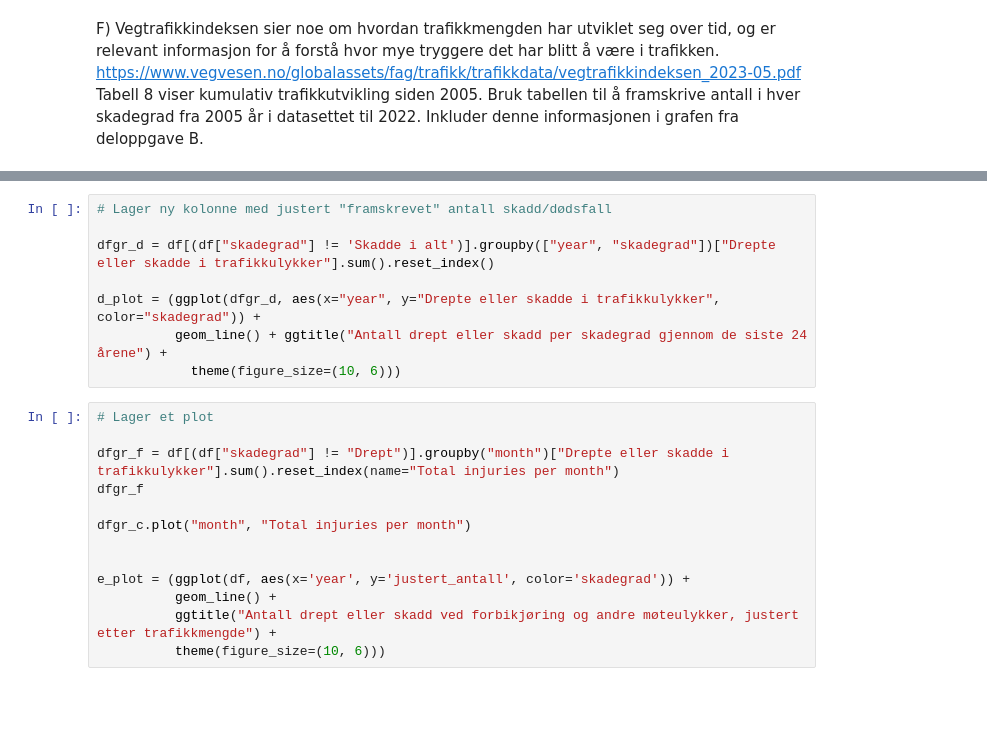
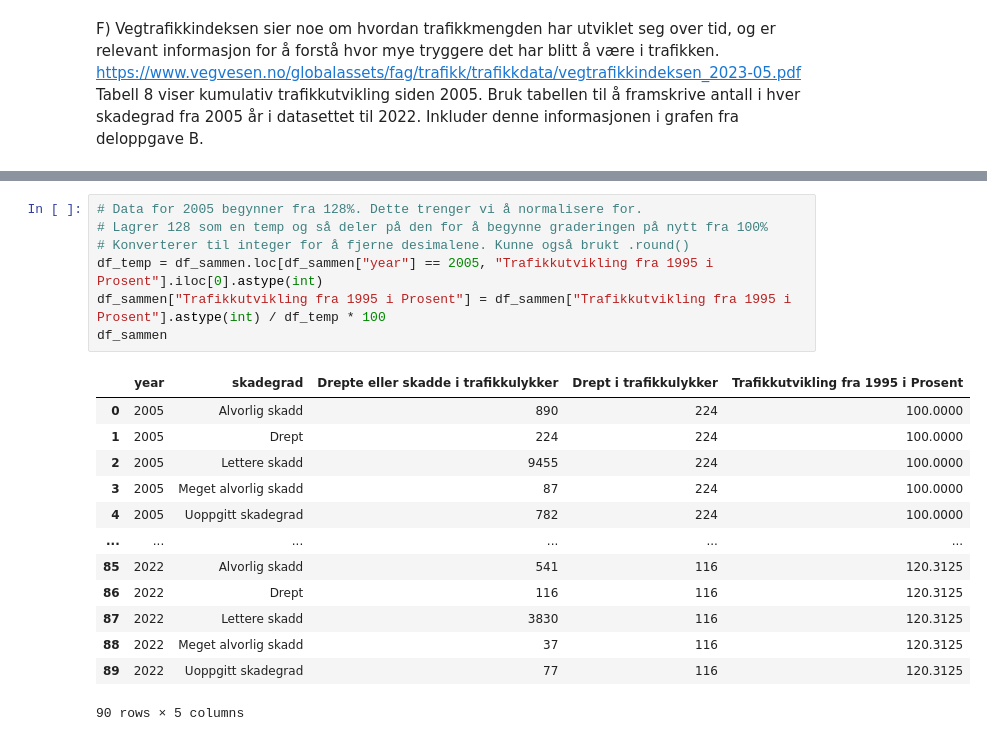
Before and after one commit to 267988/dmba_practice, a Jupyter notebook: obligatory_assignment1_2023/oppgave1_trafikkulykker.ipynb, the cells around one changed output, grey strips where cells are left out. Cells and saved outputs as stored; diff of their text form; blank space fills up the shorter version.

```diff
--- a/obligatory_assignment1_2023/oppgave1_trafikkulykker.ipynb
+++ b/obligatory_assignment1_2023/oppgave1_trafikkulykker.ipynb
@@ -253,21 +222,21 @@ df_sammen
-# %%
-# Lager ny kolonne med justert "framskrevet" antall skadd/dødsfall
-
-dfgr_d = df[(df["skadegrad"] != 'Skadde i alt')].groupby(["year", "skadegrad"])["Drepte eller skadde i trafikkulykker"].sum().reset_index()
-
-d_plot = (ggplot(dfgr_d, aes(x="year", y="Drepte eller skadde i trafikkulykker", color="skadegrad")) +
-          geom_line() + ggtitle("Antall drept eller skadd per skadegrad gjennom de siste 24 årene") +
-            theme(figure_size=(10, 6)))
-# %%
-# Lager et plot
-
-dfgr_f = df[(df["skadegrad"] != "Drept")].groupby("month")["Drepte eller skadde i trafikkulykker"].sum().reset_index(name="Total injuries per month")
-dfgr_f
-
-dfgr_c.plot("month", "Total injuries per month")
-
-
-e_plot = (ggplot(df, aes(x='year', y='justert_antall', color='skadegrad')) +
-          geom_line() +
-          ggtitle("Antall drept eller skadd ved forbikjøring og andre møteulykker, justert etter trafikkmengde") +
-          theme(figure_size=(10, 6)))
+# %%
+# Data for 2005 begynner fra 128%. Dette trenger vi å normalisere for.
+# Lagrer 128 som en temp og så deler på den for å begynne graderingen på nytt fra 100%
+# Konverterer til integer for å fjerne desimalene. Kunne også brukt .round()
+df_temp = df_sammen.loc[df_sammen["year"] == 2005, "Trafikkutvikling fra 1995 i Prosent"].iloc[0].astype(int)
+df_sammen["Trafikkutvikling fra 1995 i Prosent"] = df_sammen["Trafikkutvikling fra 1995 i Prosent"].astype(int) / df_temp * 100
+df_sammen
+# %% [output]
+|  | year | skadegrad | Drepte eller skadde i trafikkulykker | Drept i trafikkulykker | Trafikkutvikling fra 1995 i Prosent |
+| 0 | 2005 | Alvorlig skadd | 890 | 224 | 100.0000 |
+| 1 | 2005 | Drept | 224 | 224 | 100.0000 |
+| 2 | 2005 | Lettere skadd | 9455 | 224 | 100.0000 |
+| 3 | 2005 | Meget alvorlig skadd | 87 | 224 | 100.0000 |
+| 4 | 2005 | Uoppgitt skadegrad | 782 | 224 | 100.0000 |
+| ... | ... | ... | ... | ... | ... |
+| 85 | 2022 | Alvorlig skadd | 541 | 116 | 120.3125 |
+| 86 | 2022 | Drept | 116 | 116 | 120.3125 |
+| 87 | 2022 | Lettere skadd | 3830 | 116 | 120.3125 |
+| 88 | 2022 | Meget alvorlig skadd | 37 | 116 | 120.3125 |
+| 89 | 2022 | Uoppgitt skadegrad | 77 | 116 | 120.3125 |
+90 rows × 5 columns
```
Also changed, not shown: parts of 22 cells of this notebook.
